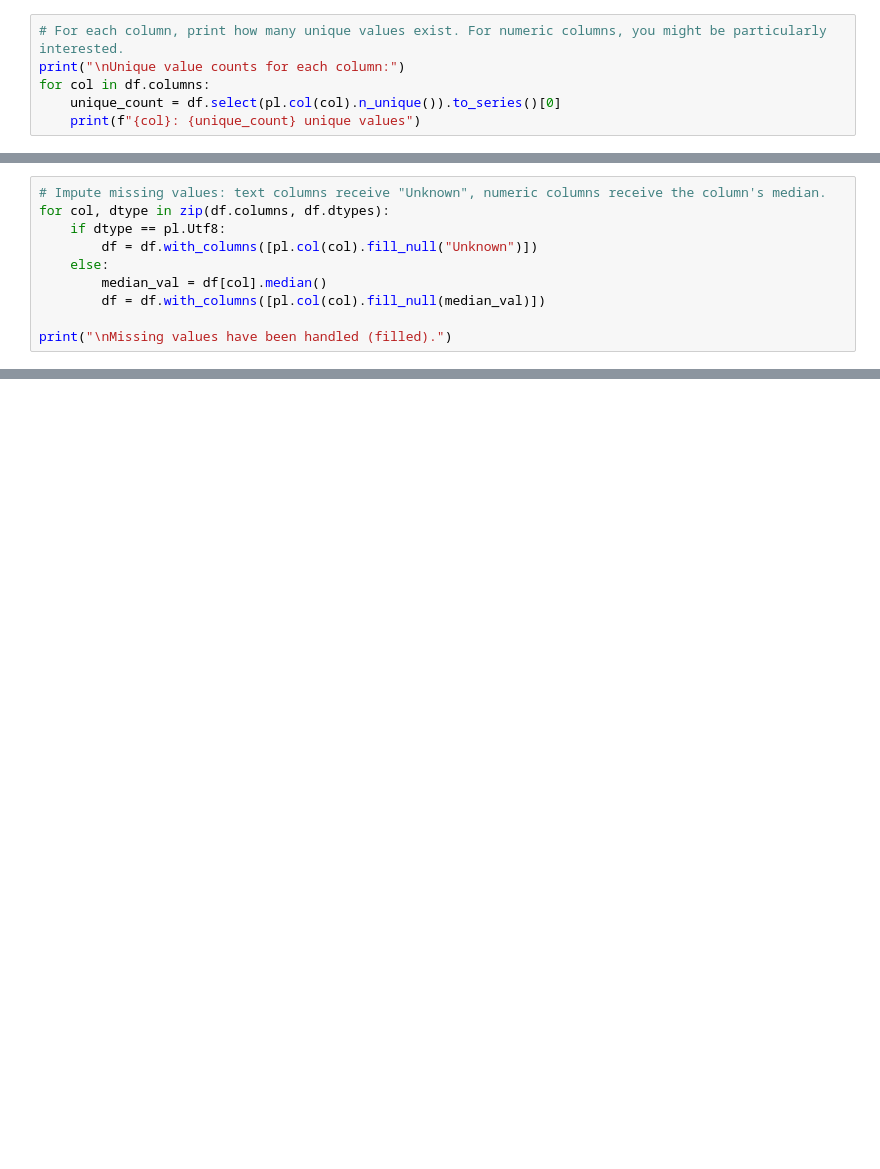
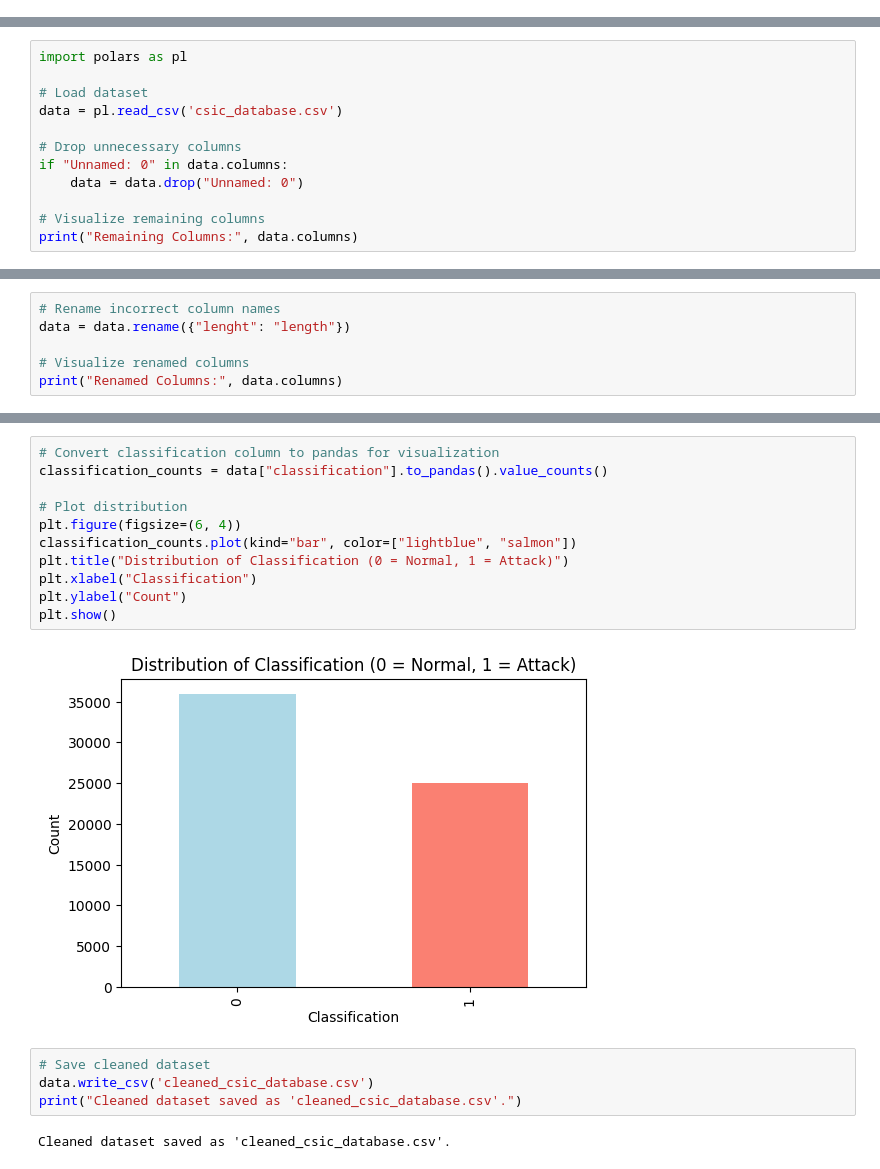
Before and after one commit to AmmarK13/Apt-Detection-AI, a Jupyter notebook: webAttacks/data146.ipynb, the cells around one changed output, grey strips where cells are left out. Drawn from its saved outputs; the diff is of its cells as text; blank space fills up the shorter version.

Commit message:
Cleaned Dataset and Perfomed Analysis
But now i have to reconsider either i have to drop categorical data or not

```diff
--- a/webAttacks/data146.ipynb
+++ b/webAttacks/data146.ipynb
@@ -83,6 +0,0 @@ plt.show()
-# %%
-# For each column, print how many unique values exist. For numeric columns, you might be particularly interested.
-print("\nUnique value counts for each column:")
-for col in df.columns:
-    unique_count = df.select(pl.col(col).n_unique()).to_series()[0]
-    print(f"{col}: {unique_count} unique values")
@@ -140,10 +0,0 @@ No useless columns to drop.
-# %%
-# Impute missing values: text columns receive "Unknown", numeric columns receive the column's median.
-for col, dtype in zip(df.columns, df.dtypes):
-    if dtype == pl.Utf8:
-        df = df.with_columns([pl.col(col).fill_null("Unknown")])
-    else:
-        median_val = df[col].median()
-        df = df.with_columns([pl.col(col).fill_null(median_val)])
-
-print("\nMissing values have been handled (filled).")
@@ -168,0 +1,12 @@ plt.show()
+# %%
+import polars as pl
+
+# Load dataset
+data = pl.read_csv('csic_database.csv')
+
+# Drop unnecessary columns
+if "Unnamed: 0" in data.columns:
+    data = data.drop("Unnamed: 0")
+
+# Visualize remaining columns
+print("Remaining Columns:", data.columns)
@@ -168,0 +15,6 @@ plt.show()
+# %%
+# Rename incorrect column names
+data = data.rename({"lenght": "length"})
+
+# Visualize renamed columns
+print("Renamed Columns:", data.columns)
@@ -168,0 +92,19 @@ plt.show()
+# %%
+# Convert classification column to pandas for visualization
+classification_counts = data["classification"].to_pandas().value_counts()
+
+# Plot distribution
+plt.figure(figsize=(6, 4))
+classification_counts.plot(kind="bar", color=["lightblue", "salmon"])
+plt.title("Distribution of Classification (0 = Normal, 1 = Attack)")
+plt.xlabel("Classification")
+plt.ylabel("Count")
+plt.show()
+# %% [output]
+[figure, added]
+# %%
+# Save cleaned dataset
+data.write_csv('cleaned_csic_database.csv')
+print("Cleaned dataset saved as 'cleaned_csic_database.csv'.")
+# %% [output]
+Cleaned dataset saved as 'cleaned_csic_database.csv'.
```
Also changed, not shown: parts of 17 cells of this notebook, 2 other files.
